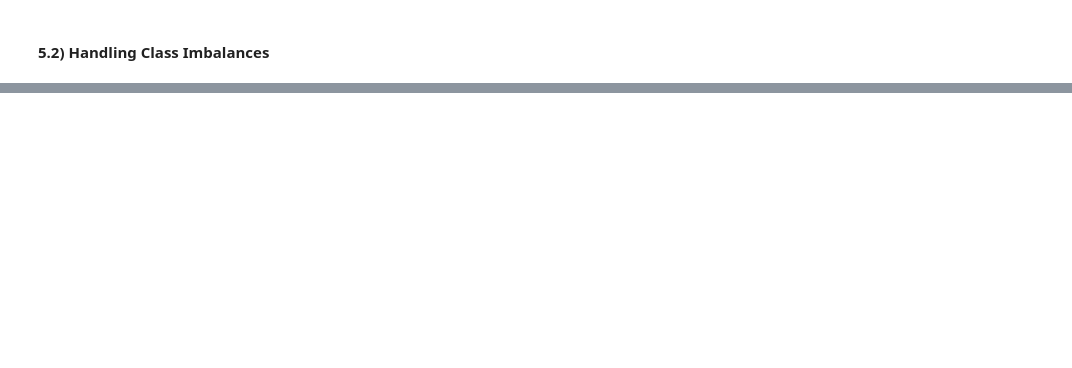
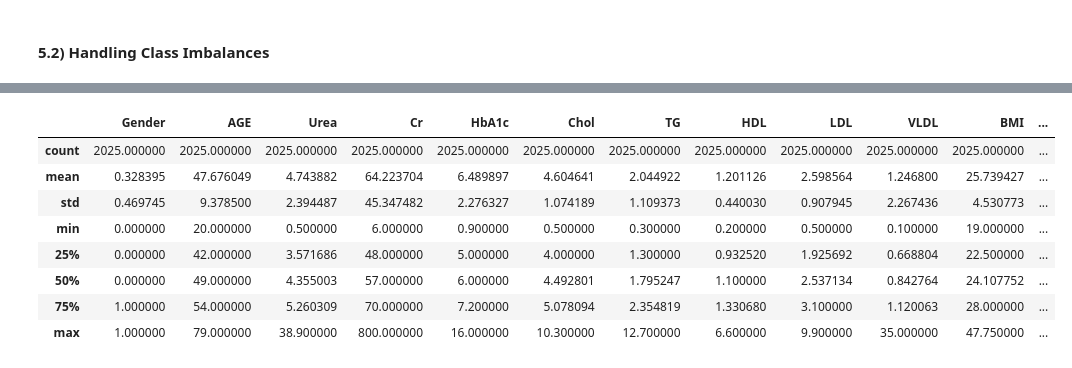
Before and after one commit to csharpmastr/Machine-Learning-Project, a Jupyter notebook: notebook/EDA_diabetes.ipynb, the cells around one changed output, grey strips where cells are left out. Cells and saved outputs as stored; diff of their text form; code cells hidden in the pictures; blank space fills up the shorter version.

```diff
--- a/notebook/EDA_diabetes.ipynb
+++ b/notebook/EDA_diabetes.ipynb
@@ -402,0 +419,13 @@ NameError: name 'vizSampling' is not defined
+# %%
+train_smote_le = pd.concat([x_train_smote_le, y_train_smote_le], axis=1)
+train_smote_le.describe()
+# %% [output]
+|  | Gender | AGE | Urea | Cr | HbA1c | Chol | TG | HDL | LDL | VLDL | BMI | ... |
+| count | 2025.000000 | 2025.000000 | 2025.000000 | 2025.000000 | 2025.000000 | 2025.000000 | 2025.000000 | 2025.000000 | 2025.000000 | 2025.000000 | 2025.000000 | ... |
+| mean | 0.328395 | 47.676049 | 4.743882 | 64.223704 | 6.489897 | 4.604641 | 2.044922 | 1.201126 | 2.598564 | 1.246800 | 25.739427 | ... |
+| std | 0.469745 | 9.378500 | 2.394487 | 45.347482 | 2.276327 | 1.074189 | 1.109373 | 0.440030 | 0.907945 | 2.267436 | 4.530773 | ... |
+| min | 0.000000 | 20.000000 | 0.500000 | 6.000000 | 0.900000 | 0.500000 | 0.300000 | 0.200000 | 0.500000 | 0.100000 | 19.000000 | ... |
+| 25% | 0.000000 | 42.000000 | 3.571686 | 48.000000 | 5.000000 | 4.000000 | 1.300000 | 0.932520 | 1.925692 | 0.668804 | 22.500000 | ... |
+| 50% | 0.000000 | 49.000000 | 4.355003 | 57.000000 | 6.000000 | 4.492801 | 1.795247 | 1.100000 | 2.537134 | 0.842764 | 24.107752 | ... |
+| 75% | 1.000000 | 54.000000 | 5.260309 | 70.000000 | 7.200000 | 5.078094 | 2.354819 | 1.330680 | 3.100000 | 1.120063 | 28.000000 | ... |
+| max | 1.000000 | 79.000000 | 38.900000 | 800.000000 | 16.000000 | 10.300000 | 12.700000 | 6.600000 | 9.900000 | 35.000000 | 47.750000 | ... |
```
Also changed, not shown: parts of 10 cells of this notebook, 2 other files.
